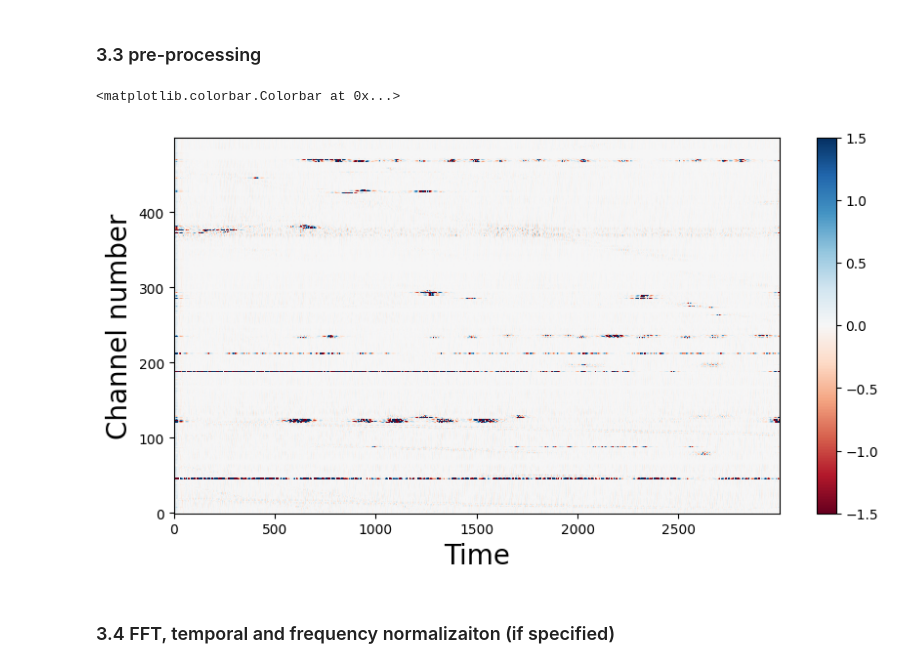
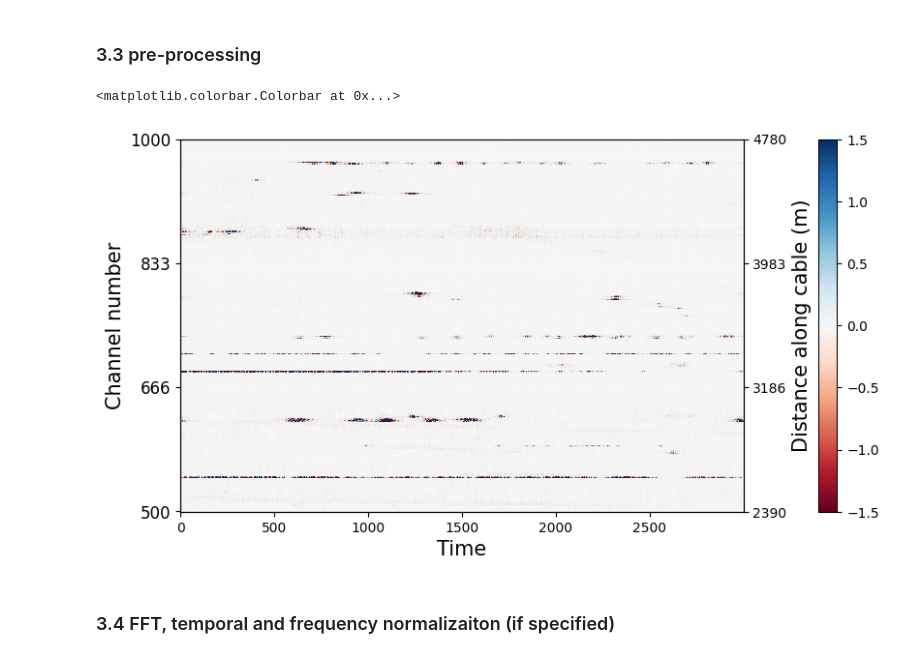
Before and after one commit to niyiyu/NoisePy4DAS-SeaDAS, a Jupyter notebook: notebooks/example_NoisePy4DAS_SeaDAS-N.ipynb, the cells around one changed output. Drawn from its saved outputs; the diff is of its cells as text; code cells hidden in the pictures.

```diff
--- a/notebooks/example_NoisePy4DAS_SeaDAS-N.ipynb
+++ b/notebooks/example_NoisePy4DAS_SeaDAS-N.ipynb
@@ -117,0 +99,3 @@ client.get_metadata()
+# %%
+metadata = client.get_metadata()
+client.get_metadata()
@@ -117,0 +120,7 @@ client.get_metadata()
+# %%
+cha_spacing = float(metadata['acquisition.channel_spacing'].split(' ')[0])
+gauge_length = float(metadata['acquisition.gauge_length'].split(' ')[0])
+nchas = int(metadata['acquisition.number_of_channels'].split(' ')[0])
+print(f"number of channels: {nchas}")
+print(f"channel spacing: {cha_spacing} meter")
+print(f"guage length: {gauge_length} meter")
@@ -159,7 +176,7 @@ samp_freq = 50                  # targeted sampling rate
 freqmin   = 1                   # pre filtering frequency bandwidth
 freqmax   = 20                  # note this cannot exceed Nquist freq
 
-freq_norm   = 'phase_only'      # 'no' for no whitening, or 'rma' for running-mean average, 'phase_only' for sign-bit normalization in freq domain.
+freq_norm   = 'rma'             # 'no' for no whitening, or 'rma' for running-mean average, 'phase_only' for sign-bit normalization in freq domain.
 time_norm   = 'one_bit'         # 'no' for no normalization, or 'rma', 'one_bit' for normalization in time domain
 cc_method   = 'xcorr'           # 'xcorr' for pure cross correlation, 'deconv' for deconvolution; FOR "COHERENCY" PLEASE set freq_norm to "rma", time_norm to "no" and cc_method to "xcorr"
 smooth_N    = 100               # moving window length for time domain normalization if selected (points)
@@ -225,15 +248,21 @@ plt.colorbar()
 # %%
 trace_stdS, dataS = DAS_module.preprocess_raw_make_stat(minute_data.T, prepro_para)
 
 plt.figure(figsize = (10, 5), dpi = 100)
 plt.imshow(dataS, aspect = 'auto',
            cmap = 'RdBu', vmax = 1.5, vmin = -1.5, origin='lower')
-plt.ylabel("Channel number", fontsize = 20)
-plt.xlabel("Time", fontsize = 20)
-plt.colorbar()
+_ =plt.yticks(np.linspace(cha1, cha2, 4) - cha1,
+              [int(i) for i in np.linspace(cha1, cha2, 4)], fontsize = 12)
+plt.ylabel("Channel number", fontsize = 15)
+plt.xlabel("Time", fontsize = 15)
+twiny = plt.gca().twinx()
+twiny.set_yticks(np.linspace(0, cha2 - cha1, 4),
+                             [int(i* cha_spacing) for i in np.linspace(cha1, cha2, 4)])
+twiny.set_ylabel("Distance along cable (m)", fontsize = 15)
+plt.colorbar(pad = 0.1)
 # %% [output]
 <matplotlib.colorbar.Colorbar at 0x...>
-[figure, old version]
+[figure, new version]
 # %% [markdown]
 ### 3.4 FFT, temporal and frequency normalizaiton (if specified)
 # %%
```
Also changed, not shown: parts of 13 cells of this notebook, 1 other file.
